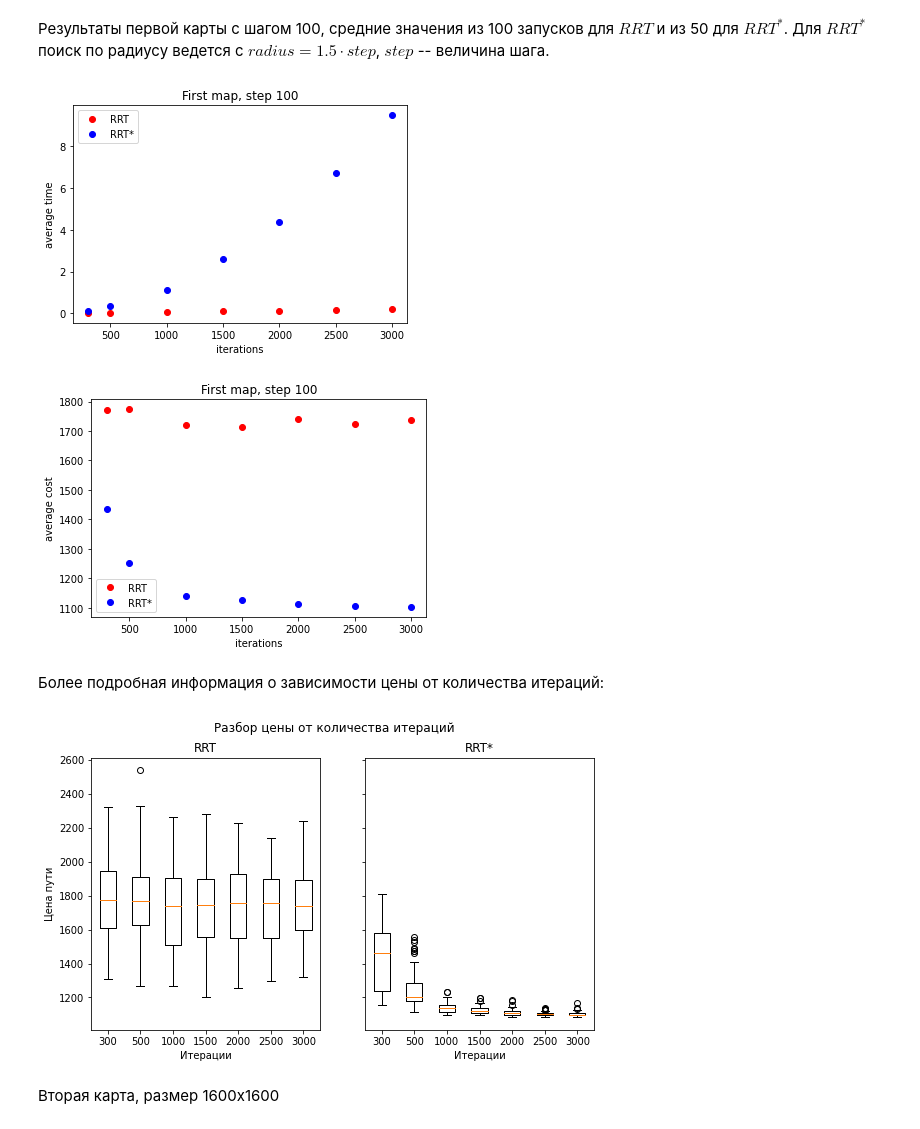
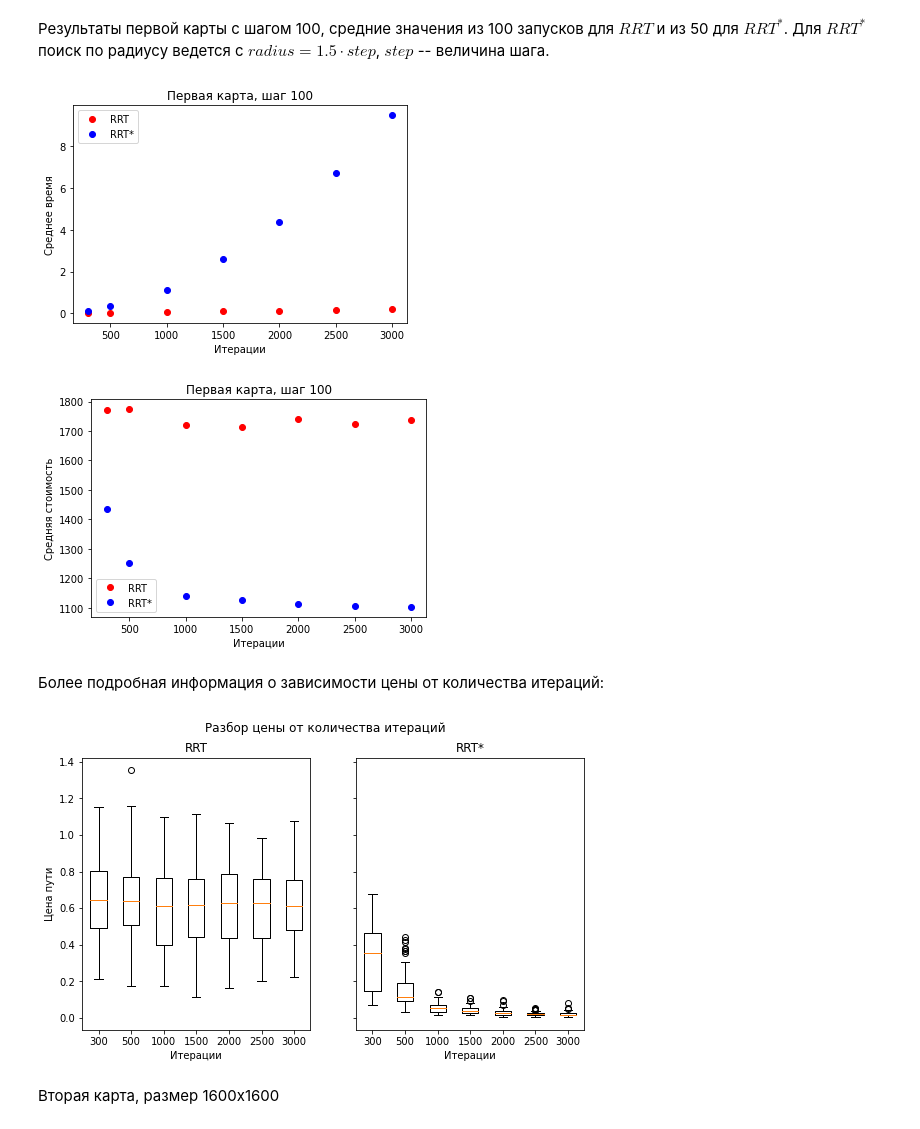
Before and after one commit to bicikar/rrt_python, a Jupyter notebook: Stats.ipynb, the cells around one changed output. Drawn from its saved outputs; the diff is of its cells as text; code cells hidden in the pictures.

```diff
--- a/Stats.ipynb
+++ b/Stats.ipynb
@@ -11,25 +11,25 @@ mean_time_rrt = [0.01845064640045166, 0.02937148332595825, 0.06413855075836182,
 mean_time_rrt_star = [0.12390459946223668, 0.32674080303737096, 1.1191509859902518, 2.5822918210710797, 4.359986277988979, 6.720332642963954, 9.49442001751491]
 plt.plot(iterations, mean_time_rrt, 'ro', label='RRT')
 plt.plot(iterations, mean_time_rrt_star, 'bo', label='RRT*')
-plt.xlabel('iterations')
-plt.ylabel('average time')
-plt.title('First map, step 100')
+plt.xlabel('Итерации')
+plt.ylabel('Среднее время')
+plt.title('Первая карта, шаг 100')
 plt.legend()
 plt.show()
 # %% [output]
-[figure, old version]
+[figure, new version]
 # %%
 mean_cost_rrt = [1771.9919417109886, 1774.008513043447, 1721.8981224636364, 1715.2291236475917, 1740.688938797579, 1725.344427231096, 1737.4382824653983]
 mean_cost_rrt_star = [1434.3239727219386, 1251.6784887917493, 1141.32939587973, 1125.6068056477866, 1112.9633695640407, 1104.4419667877726, 1102.8704024148024]
 plt.plot(iterations, mean_cost_rrt, 'ro', label='RRT')
 plt.plot(iterations, mean_cost_rrt_star, 'bo', label='RRT*')
-plt.xlabel('iterations')
-plt.ylabel('average cost')
-plt.title('First map, step 100')
+plt.xlabel('Итерации')
+plt.ylabel('Средняя стоимость')
+plt.title('Первая карта, шаг 100')
 plt.legend()
 plt.show()
 # %% [output]
-[figure, old version]
+[figure, new version]
 # %% [markdown]
 Более подробная информация о зависимости цены от количества итераций:
 # %%
@@ -51,17 +51,17 @@ cost1_3000 = [1091.8519888890696, 1100.9635247757212, 1170.1820335377931, 1097.7
 # %%
 iterations = [300, 500, 1000, 1500, 2000, 2500, 3000]
 fig, axs = plt.subplots(1, 2, figsize=(9, 5), sharey=True)
-axs[0].boxplot([cost0_300, cost0_500, cost0_1000, cost0_1500, cost0_2000, cost0_2500, cost0_3000], labels=iterations)
+axs[0].boxplot([cost0_300_1, cost0_500_1, cost0_1000_1, cost0_1500_1, cost0_2000_1, cost0_2500_1, cost0_3000_1], labels=iterations)
 axs[0].set_title('RRT')
 axs[0].set_xlabel('Итерации')
 axs[0].set_ylabel('Цена пути')
-axs[1].boxplot([cost1_300, cost1_500, cost1_1000, cost1_1500, cost1_2000, cost1_2500, cost1_3000], labels=iterations)
+axs[1].boxplot([cost1_300_1, cost1_500_1, cost1_1000_1, cost1_1500_1, cost1_2000_1, cost1_2500_1, cost1_3000_1], labels=iterations)
 axs[1].set_title('RRT*')
 axs[1].set_xlabel('Итерации')
 fig.suptitle('Разбор цены от количества итераций')
 plt.show()
 # %% [output]
-[figure, old version]
+[figure, new version]
 # %% [markdown]
 Вторая карта, размер 1600х1600
 # %% [markdown]
```
Also changed, not shown: parts of 8 cells of this notebook, 6 other files.
